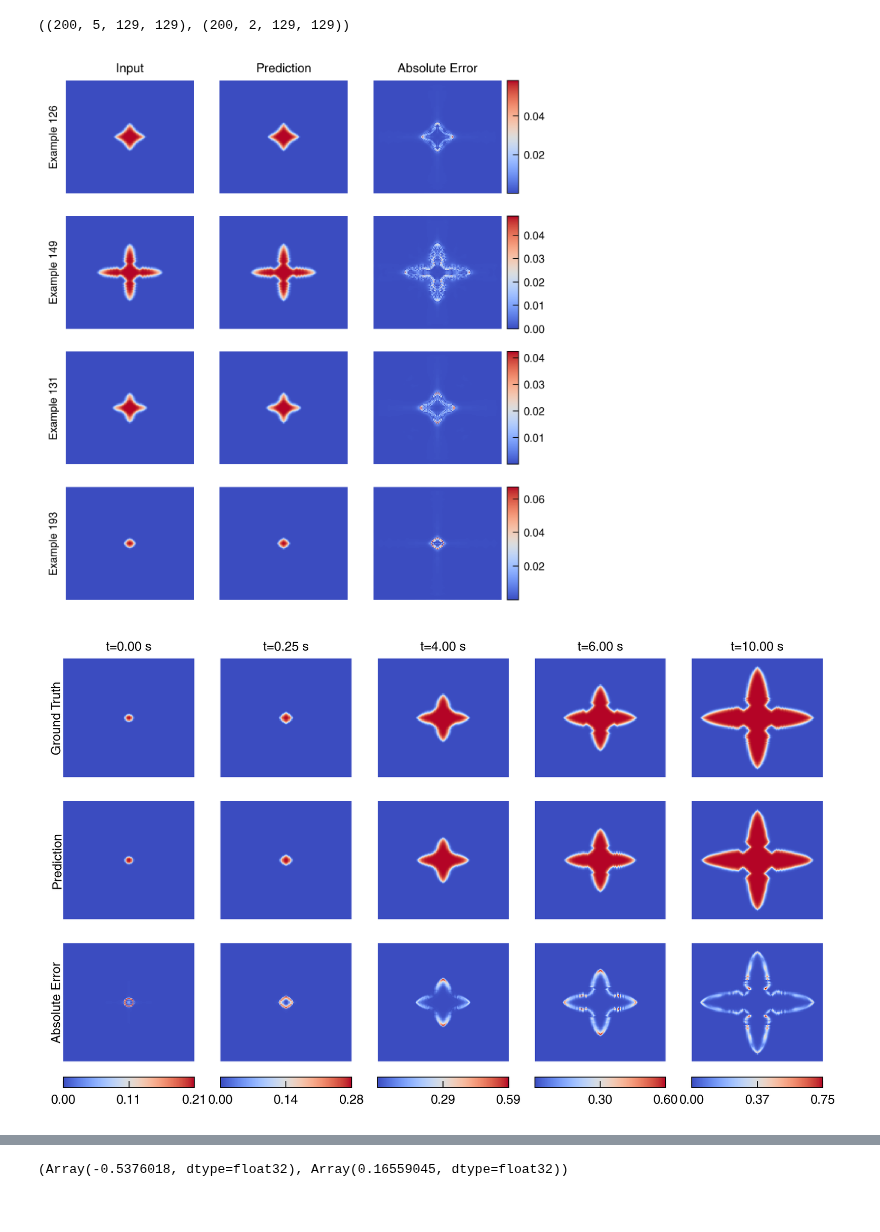
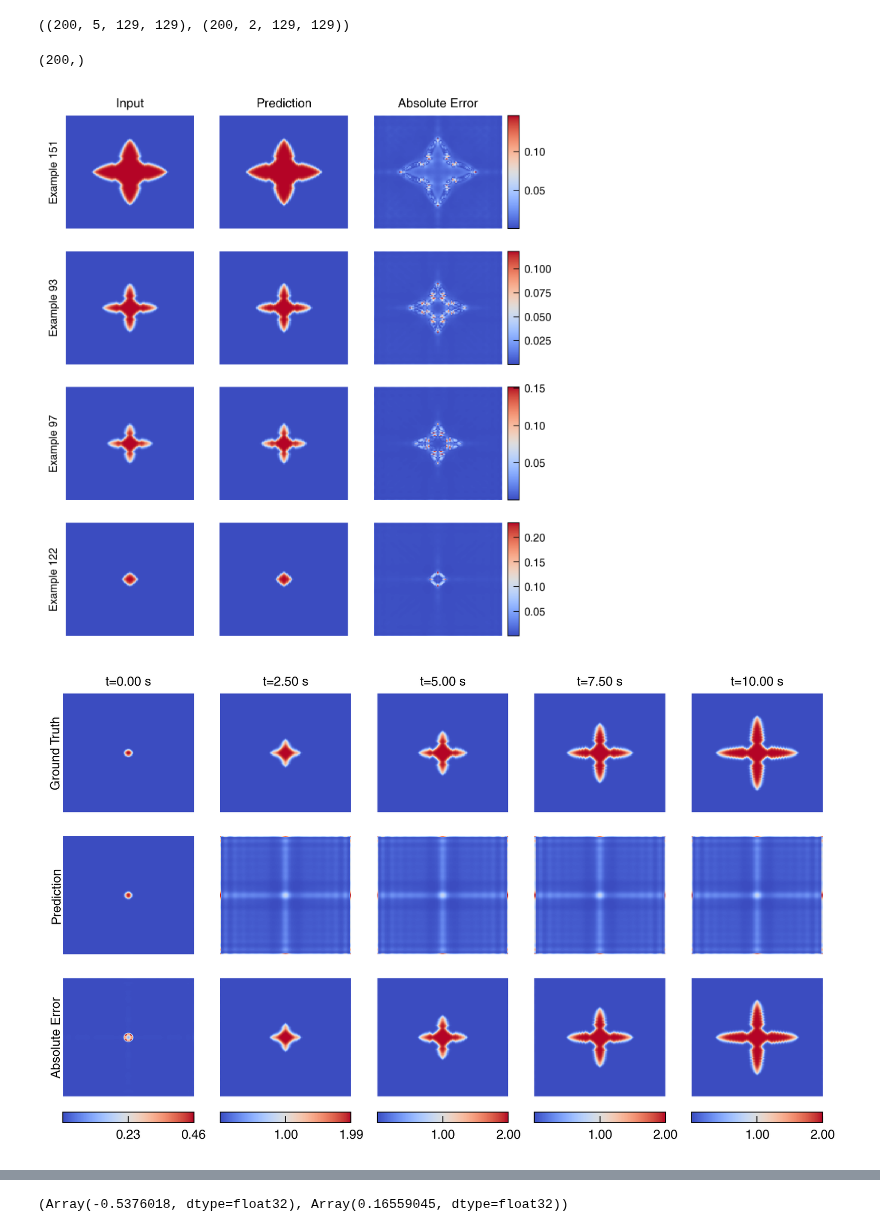
Before and after one commit to NanxiiChen/PF-PINO, a Jupyter notebook: solidification/eval.ipynb, the cells around one changed output, grey strips where cells are left out. Saved outputs shown, nothing was run; the diff lists cells and outputs as text; code cells hidden in the pictures.

```diff
--- a/solidification/eval.ipynb
+++ b/solidification/eval.ipynb
@@ -106,7 +106,7 @@ model_skeleton = get_model2d(
 )
 # model_skeleton = get_model1d(configs, jax.random.PRNGKey(0))
 # weight = os.path.join(save_dir, f"epoch_{configs.epochs - 1}.eqx")
-weight = os.path.join(save_dir, f"epoch_600.eqx")
+weight = os.path.join(save_dir, f"epoch_200.eqx")
 model = eqx.tree_deserialise_leaves(weight, model_skeleton)
 # %%
 # data = jnp.load("./dataset_split.npz")
@@ -123,6 +123,10 @@ meshesy = meshes[1]
 Xs.shape, Ys.shape
 # %% [output]
 ((200, 5, 129, 129), (200, 2, 129, 129))
+# %%
+Xs[:, 2, 0, 0].shape
+# %% [output]
+(200,)
 # %%
 num_examples = 4
 import numpy as np
@@ -166,7 +170,7 @@ for i, idx in enumerate(random_indices):
     fig.colorbar(diff_ax, cax=ax_bar)
 # fig.tight_layout()
 # %% [output]
-[figure, old version]
+[figure, new version]
 # %%
 test_solutions = jnp.load(os.path.join(configs.test_data_dir, "solutions_grid.npy"))
 test_ks = jnp.load(os.path.join(configs.test_data_dir, "K_values.npy")).reshape(-1, 1)
@@ -179,10 +183,10 @@ auto_reg_fn = partial(
 )
 u_preds = jax.vmap(auto_reg_fn)(u0, test_ks)
 # %%
-idxs = [0, 5, 80, 120, 200,]
+idxs = [0, 50, 100, 150, 200]
 meshesx = meshes[0]
 meshesy = meshes[1]
-example_th = 0
+example_th = 2
 component = 0
 fig, axes = plt.subplots(3, len(idxs), figsize=(1.5 * len(idxs), 4))
 for i, idx in enumerate(idxs):
@@ -190,34 +194,34 @@ for i, idx in enumerate(idxs):
     # ax.contourf(meshesx, meshesy, y_test[example_th, idx, 0, :, :], levels=20, cmap='coolwarm')
     ax.pcolormesh(meshesx, meshesy, y_test[example_th, idx, component, :, :], shading='auto', cmap='coolwarm')
     if i == 0:
         ax.text(0., 0.5, "Ground Truth", ha="right", va="center", transform=ax.transAxes, rotation=90)
     # ax.set_title(f"Ground Truth t={int((idx+1)*dt*configs.Tc)} s")
     ax.set_axis_off()
     ax.text(0.5, 1.05, f"t={idx*dt*configs.Tc:.2f} s", ha="center", va="bottom", transform=ax.transAxes)
 
     ax = axes[1, i]
     # ax.contourf(meshesx, meshesy, u_preds[example_th, idx, 0, :, :], levels=20, cmap='coolwarm')
     ax.pcolormesh(meshesx, meshesy, u_preds[example_th, idx, component, :, :], shading='auto', cmap='coolwarm')
     if i == 0:
         ax.text(0., 0.5, "Prediction", ha="right", va="center", transform=ax.transAxes, rotation=90)
     ax.set_axis_off()
 
     ax = axes[2, i]
     diff = jnp.abs(y_test[example_th, idx, component, :, :] - u_preds[example_th, idx, component, :, :])
     # diff_ax = ax.contourf(meshesx, meshesy, diff, levels=20, cmap='coolwarm')
     diff_ax = ax.pcolormesh(meshesx, meshesy, diff, shading='auto', cmap='coolwarm')
     if i == 0:
         ax.text(0., 0.5, "Absolute Error", ha="right", va="center", transform=ax.transAxes, rotation=90)
     ax.set_axis_off()
     ax_bar = fig.add_axes([ax.get_position().x0,
                            ax.get_position().y0 - 0.05,
                            ax.get_position().width,
                            0.02])
     # fewer ticks on colorbar with 2 precision
     fig.colorbar(diff_ax, cax=ax_bar, orientation='horizontal',
                  format='%.2f', ticks=jnp.linspace(0, jnp.max(diff), num=3))
 # %% [output]
-[figure, old version]
+[figure, new version]
 # %%
 evo_frac = jnp.mean((y_test+1)/2, axis=(-1, -2))[..., 0]
 evo_frac_pred = jnp.mean((u_preds+1)/2, axis=(-1, -2))[..., 0]
```
Also changed, not shown: parts of 3 cells of this notebook, 6 other files.
